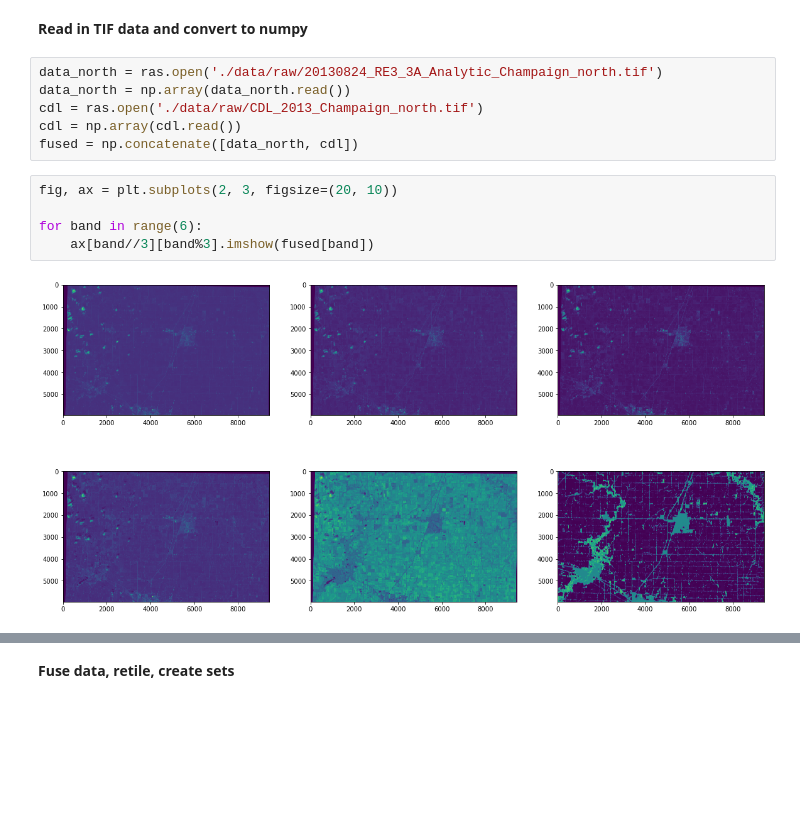
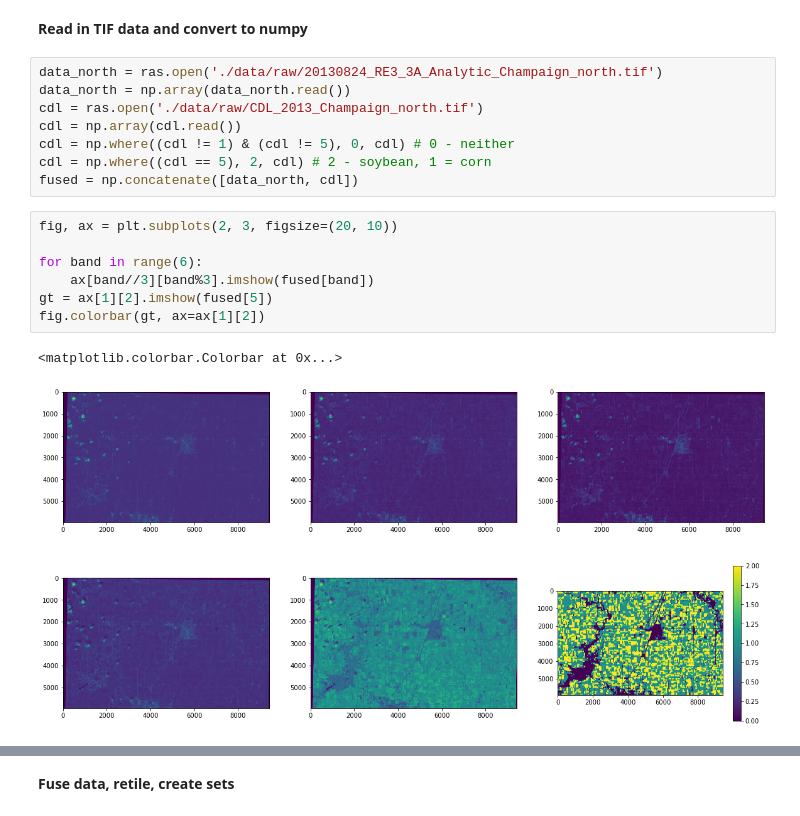
Before and after one commit to adamy03/crop_classification, a Jupyter notebook: data_generation.ipynb, the cells around one changed output, grey strips where cells are left out. Cells and saved outputs as stored; diff of their text form; blank space fills up the shorter version.

```diff
--- a/data_generation.ipynb
+++ b/data_generation.ipynb
@@ -10,11 +10,16 @@ data_north = ras.open('./data/raw/20130824_RE3_3A_Analytic_Champaign_north.tif')
 data_north = np.array(data_north.read())
 cdl = ras.open('./data/raw/CDL_2013_Champaign_north.tif')
 cdl = np.array(cdl.read())
+cdl = np.where((cdl != 1) & (cdl != 5), 0, cdl) # 0 - neither
+cdl = np.where((cdl == 5), 2, cdl) # 2 - soybean, 1 = corn
 fused = np.concatenate([data_north, cdl])
 # %%
 fig, ax = plt.subplots(2, 3, figsize=(20, 10))
 
 for band in range(6):
     ax[band//3][band%3].imshow(fused[band])
+gt = ax[1][2].imshow(fused[5])
+fig.colorbar(gt, ax=ax[1][2])
 # %% [output]
+<matplotlib.colorbar.Colorbar at 0x...>
-[figure, old version]
+[figure, new version]
```
Also changed, not shown: parts of 10 cells of this notebook, 1 other file.
